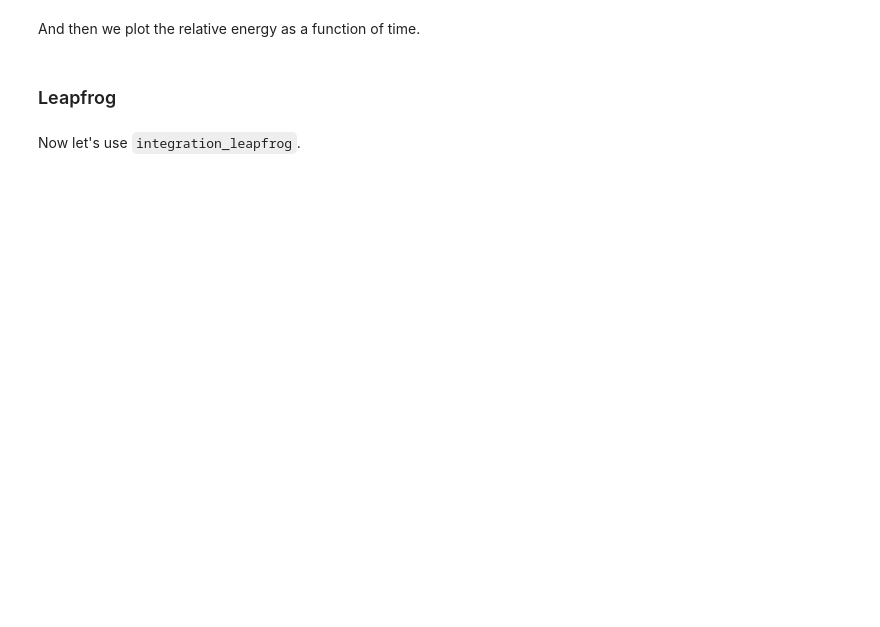
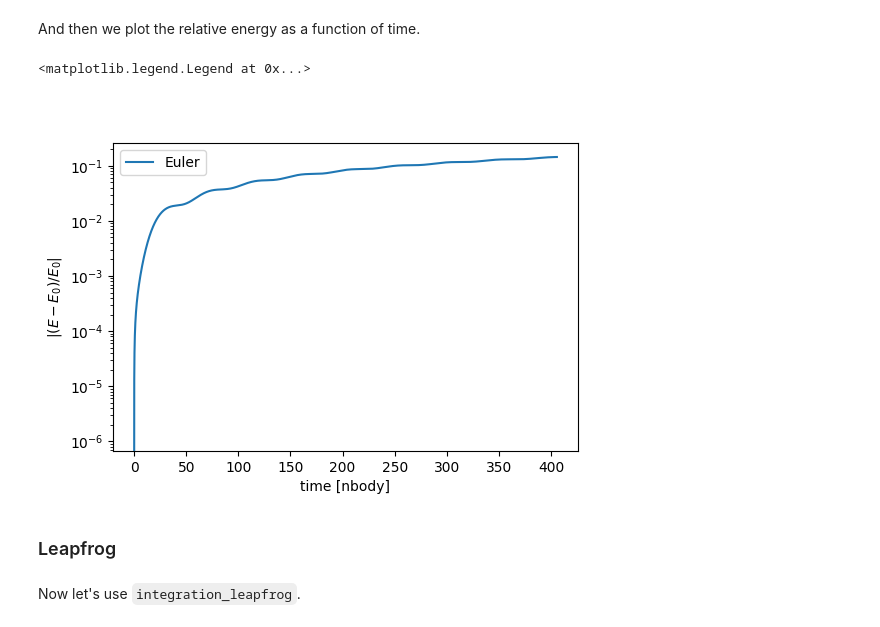
Before and after one commit to giadaaggio/compastro_23, a Jupyter notebook: Fireworks/assignment3/circular_orbit.ipynb, the cells around one changed output. Cells and saved outputs as stored; diff of their text form; code cells hidden in the pictures; blank space fills up the shorter version.

```diff
--- a/Fireworks/assignment3/circular_orbit.ipynb
+++ b/Fireworks/assignment3/circular_orbit.ipynb
@@ -175,12 +176,16 @@ And then we plot the relative energy as a function of time.
 # %%
 energy_error_euler, time_euler = total_energy_error(Etot_euler, t, tsimulation, h)
 
 # ENERGY ERROR PLOT FOR EULER
+plt.figure(figsize=(6,4))
 plt.plot(time_euler, energy_error_euler, label='Euler')
 plt.yscale('log')
 plt.xlabel('time [nbody]')
 plt.ylabel(f'$|(E-E_0)/E_0|$')
 plt.legend()
+# %% [output]
+<matplotlib.legend.Legend at 0x...>
+[figure, added]
 # %% [markdown]
 ### Leapfrog
 # %% [markdown]
```
Also changed, not shown: parts of 9 cells of this notebook, 5 other files.
